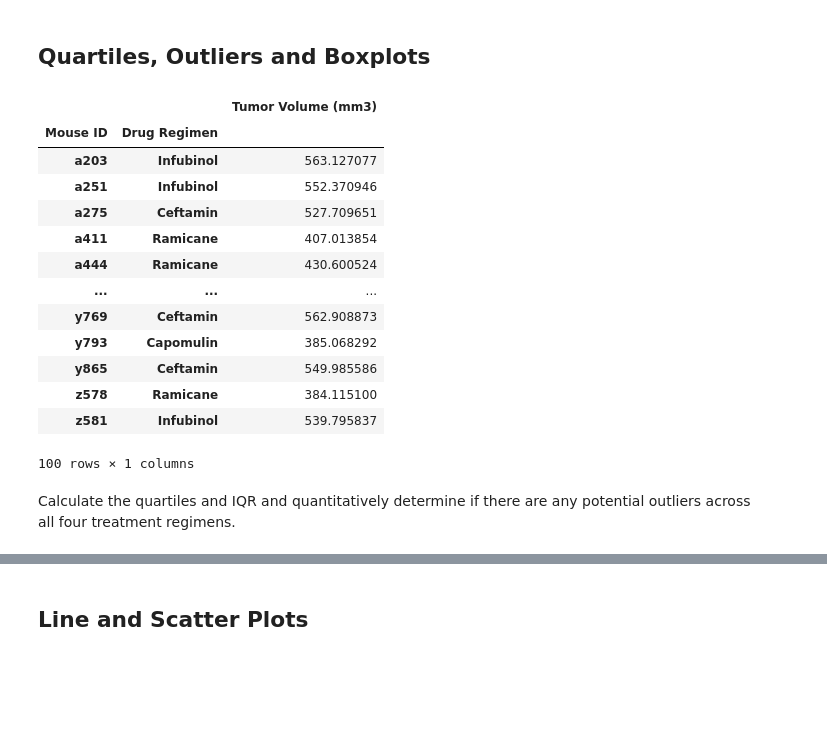
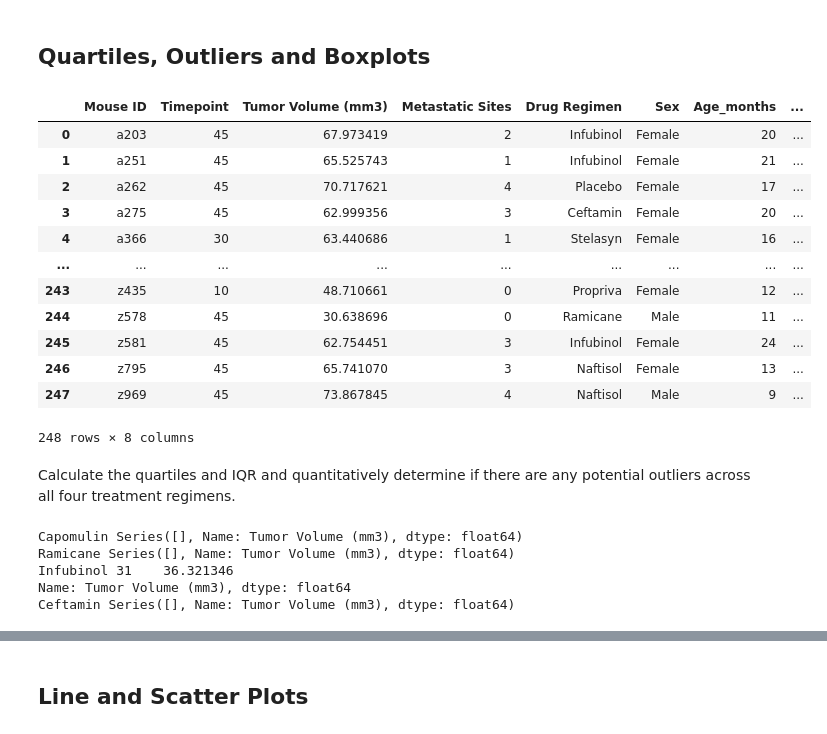
Before and after one commit to shreeniv/matplotlib-challenge, a Jupyter notebook: Pymaceuticals/pymaceuticals_starter.ipynb, the cells around one changed output, grey strips where cells are left out. Saved outputs shown, nothing was run; the diff lists cells and outputs as text; code cells hidden in the pictures; blank space fills up the shorter version.

```diff
--- a/Pymaceuticals/pymaceuticals_starter.ipynb
+++ b/Pymaceuticals/pymaceuticals_starter.ipynb
@@ -157,32 +173,61 @@ plt.show()
 # %%
 # Calculate the final tumor volume of each mouse across four of the treatment regimens:
 # Capomulin, Ramicane, Infubinol, and Ceftamin
-regimen_data = clean_data[(clean_data["Drug Regimen"] == "Capomulin") |
-                          (clean_data["Drug Regimen"] == "Ramicane") |
-                          (clean_data["Drug Regimen"] == "Infubinol") |
-                          (clean_data["Drug Regimen"] == "Ceftamin")]
+# regimen_data = clean_data[(clean_data["Drug Regimen"] == "Capomulin") |
+#                           (clean_data["Drug Regimen"] == "Ramicane") |
+#                           (clean_data["Drug Regimen"] == "Infubinol") |
+#                           (clean_data["Drug Regimen"] == "Ceftamin")]
+max_data = clean_data.groupby("Mouse ID").max()["Timepoint"]
+max_data = max_data.reset_index()
+max_data
 
-regimen_data = regimen_data[["Mouse ID", "Drug Regimen", "Tumor Volume (mm3)"]]
-regimen_data = regimen_data.groupby(["Mouse ID", "Drug Regimen"])
-drug_regimen = regimen_data["Tumor Volume (mm3)"].sum().to_frame()
-regimen_plot = drug_regimen["Tumor Volume (mm3)"]
-drug_regimen
+merge_data = max_data.merge(clean_data,on=["Mouse ID", "Timepoint"], how='left')
+merge_data
+
+# regimen_data = regimen_data[["Mouse ID", "Drug Regimen", "Tumor Volume (mm3)"]]
+# regimen_data = regimen_data.groupby(["Mouse ID", "Drug Regimen"])
+# drug_regimen = regimen_data["Tumor Volume (mm3)"].max().to_frame()
+# regimen_plot = drug_regimen["Tumor Volume (mm3)"]
+# drug_regimen
 # %% [output]
-|  |  | Tumor Volume (mm3) |
-| Mouse ID | Drug Regimen |  |
-| a203 | Infubinol | 563.127077 |
-| a251 | Infubinol | 552.370946 |
-| a275 | Ceftamin | 527.709651 |
-| a411 | Ramicane | 407.013854 |
-| a444 | Ramicane | 430.600524 |
-| ... | ... | ... |
-| y769 | Ceftamin | 562.908873 |
-| y793 | Capomulin | 385.068292 |
-| y865 | Ceftamin | 549.985586 |
-| z578 | Ramicane | 384.115100 |
-| z581 | Infubinol | 539.795837 |
+|  | Mouse ID | Timepoint | Tumor Volume (mm3) | Metastatic Sites | Drug Regimen | Sex | Age_months | ... |
+| 0 | a203 | 45 | 67.973419 | 2 | Infubinol | Female | 20 | ... |
+| 1 | a251 | 45 | 65.525743 | 1 | Infubinol | Female | 21 | ... |
+| 2 | a262 | 45 | 70.717621 | 4 | Placebo | Female | 17 | ... |
+| 3 | a275 | 45 | 62.999356 | 3 | Ceftamin | Female | 20 | ... |
+| 4 | a366 | 30 | 63.440686 | 1 | Stelasyn | Female | 16 | ... |
+| ... | ... | ... | ... | ... | ... | ... | ... | ... |
+| 243 | z435 | 10 | 48.710661 | 0 | Propriva | Female | 12 | ... |
+| 244 | z578 | 45 | 30.638696 | 0 | Ramicane | Male | 11 | ... |
+| 245 | z581 | 45 | 62.754451 | 3 | Infubinol | Female | 24 | ... |
+| 246 | z795 | 45 | 65.741070 | 3 | Naftisol | Female | 13 | ... |
+| 247 | z969 | 45 | 73.867845 | 4 | Naftisol | Male | 9 | ... |
-100 rows × 1 columns
+248 rows × 8 columns
 # %% [markdown]
 Calculate the quartiles and IQR and quantitatively determine if there are any potential outliers across all four treatment regimens.
+# %%
+drug_list = ["Capomulin", "Ramicane", "Infubinol", "Ceftamin"]
+final_tumor_vol = []
+
+for drug in drug_list:
+    tumor_vol = merge_data.loc[merge_data["Drug Regimen"]==drug,"Tumor Volume (mm3)"]
+    final_tumor_vol.append(tumor_vol)
+    # Calculate quartiles, IQR, and identify potential outliers for each regimen.
+    quartiles = tumor_vol.quantile([.25,.5,.75])
+    lower_q = quartiles[0.25]
+    upper_q = quartiles[0.75]
+    iqr = upper_q-lower_q
+    # determine if there are any potential outliers.
+    lower_bound = lower_q - (1.5*iqr)
+    upper_bound = upper_q + (1.5*iqr)
+    #Calculate outlier
+    outlier=tumor_vol.loc[(tumor_vol<lower_bound)|(tumor_vol>upper_bound)]
+    print(f"{drug} {outlier}")
+# %% [output]
+Capomulin Series([], Name: Tumor Volume (mm3), dtype: float64)
+Ramicane Series([], Name: Tumor Volume (mm3), dtype: float64)
+Infubinol 31    36.321346
+Name: Tumor Volume (mm3), dtype: float64
+Ceftamin Series([], Name: Tumor Volume (mm3), dtype: float64)
 # %%
 # Calculate quartiles, IQR, and identify potential outliers for each regimen.
```
Also changed, not shown: parts of 9 cells of this notebook.
